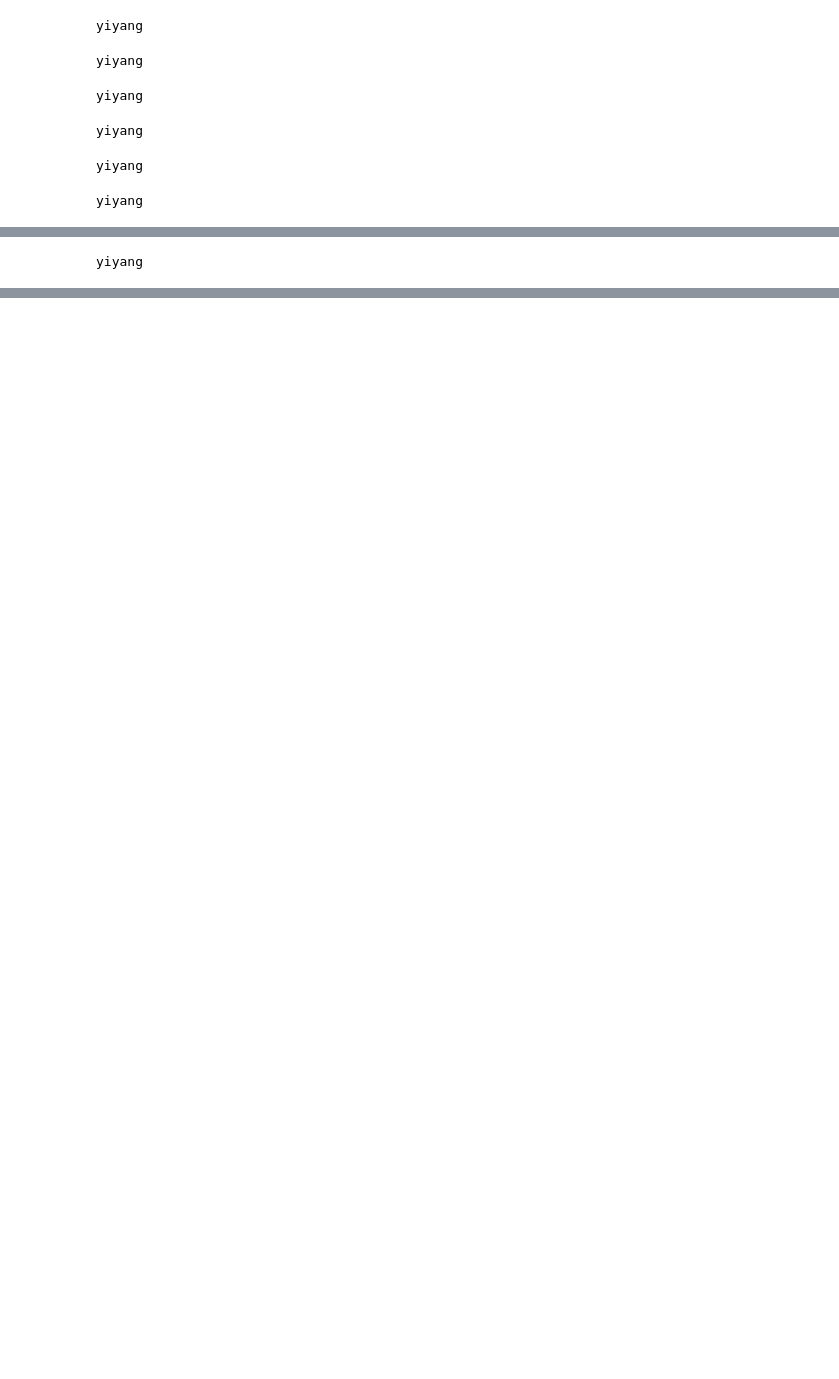
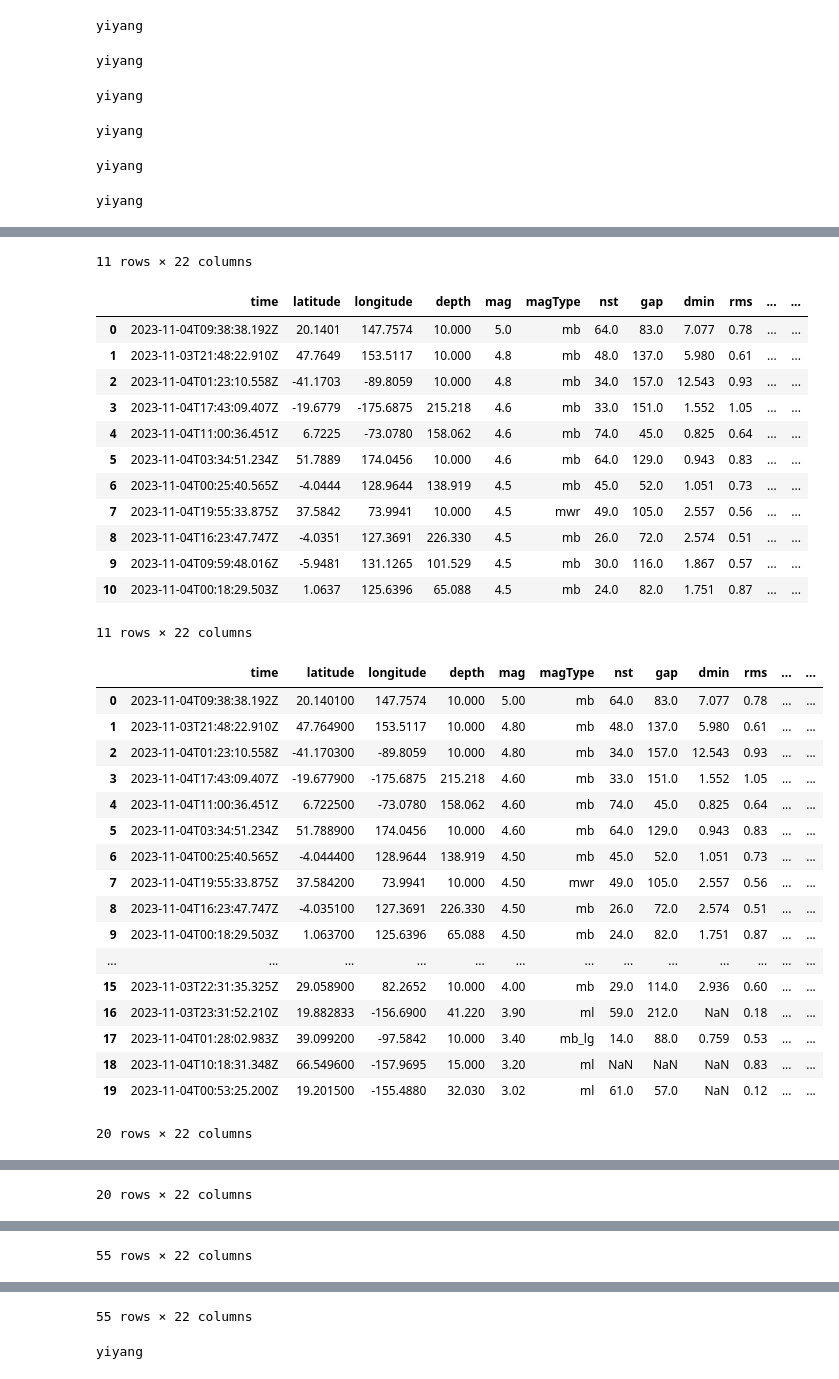
Before and after one commit to lichuachua/pds_cw2_test, a Jupyter notebook: test_cw2.ipynb, the cells around one changed output, grey strips where cells are left out. Cells and saved outputs as stored; diff of their text form; code cells hidden in the pictures; blank space fills up the shorter version.

```diff
--- a/test_cw2.ipynb
+++ b/test_cw2.ipynb
@@ -460,6 +460,7 @@ if test2b():
 yiyang
 # %%
 # 2c
+# 等级一样的顺序不重要
 
 c2_dict = {
     7: "2c_7_data.csv",
@@ -467,15 +468,17 @@ c2_dict = {
     50: "2c_50_data.csv",
 }
 
-
 def test2c():
     for key, value in c2_dict.items():
         valueData = pandas.read_csv(value)
         resFunction = most_powerful_n_quakes(key)
         resFunctionNew = resFunction.reset_index(drop=True)
-        if not resFunctionNew.equals(valueData):
-            print(key, "buyiyang")
-            return False
+        display(valueData)
+        display(resFunctionNew)
+        for i in range(len(valueData)):
+            if not resFunctionNew.head(i).equals(valueData.head(i)):
+                print(key,i, "buyiyang")
+                return False
     return True
 
 
@@ -485 +500,32 @@ if test2c():
-yiyang
+11 rows × 22 columns
+|  | time | latitude | longitude | depth | mag | magType | nst | gap | dmin | rms | ... | ... |
+| 0 | 2023-11-04T09:38:38.192Z | 20.1401 | 147.7574 | 10.000 | 5.0 | mb | 64.0 | 83.0 | 7.077 | 0.78 | ... | ... |
+| 1 | 2023-11-03T21:48:22.910Z | 47.7649 | 153.5117 | 10.000 | 4.8 | mb | 48.0 | 137.0 | 5.980 | 0.61 | ... | ... |
+| 2 | 2023-11-04T01:23:10.558Z | -41.1703 | -89.8059 | 10.000 | 4.8 | mb | 34.0 | 157.0 | 12.543 | 0.93 | ... | ... |
+| 3 | 2023-11-04T17:43:09.407Z | -19.6779 | -175.6875 | 215.218 | 4.6 | mb | 33.0 | 151.0 | 1.552 | 1.05 | ... | ... |
+| 4 | 2023-11-04T11:00:36.451Z | 6.7225 | -73.0780 | 158.062 | 4.6 | mb | 74.0 | 45.0 | 0.825 | 0.64 | ... | ... |
+| 5 | 2023-11-04T03:34:51.234Z | 51.7889 | 174.0456 | 10.000 | 4.6 | mb | 64.0 | 129.0 | 0.943 | 0.83 | ... | ... |
+| 6 | 2023-11-04T00:25:40.565Z | -4.0444 | 128.9644 | 138.919 | 4.5 | mb | 45.0 | 52.0 | 1.051 | 0.73 | ... | ... |
+| 7 | 2023-11-04T19:55:33.875Z | 37.5842 | 73.9941 | 10.000 | 4.5 | mwr | 49.0 | 105.0 | 2.557 | 0.56 | ... | ... |
+| 8 | 2023-11-04T16:23:47.747Z | -4.0351 | 127.3691 | 226.330 | 4.5 | mb | 26.0 | 72.0 | 2.574 | 0.51 | ... | ... |
+| 9 | 2023-11-04T09:59:48.016Z | -5.9481 | 131.1265 | 101.529 | 4.5 | mb | 30.0 | 116.0 | 1.867 | 0.57 | ... | ... |
+| 10 | 2023-11-04T00:18:29.503Z | 1.0637 | 125.6396 | 65.088 | 4.5 | mb | 24.0 | 82.0 | 1.751 | 0.87 | ... | ... |
+11 rows × 22 columns
+|  | time | latitude | longitude | depth | mag | magType | nst | gap | dmin | rms | ... | ... |
+| 0 | 2023-11-04T09:38:38.192Z | 20.140100 | 147.7574 | 10.000 | 5.00 | mb | 64.0 | 83.0 | 7.077 | 0.78 | ... | ... |
+| 1 | 2023-11-03T21:48:22.910Z | 47.764900 | 153.5117 | 10.000 | 4.80 | mb | 48.0 | 137.0 | 5.980 | 0.61 | ... | ... |
+| 2 | 2023-11-04T01:23:10.558Z | -41.170300 | -89.8059 | 10.000 | 4.80 | mb | 34.0 | 157.0 | 12.543 | 0.93 | ... | ... |
+| 3 | 2023-11-04T17:43:09.407Z | -19.677900 | -175.6875 | 215.218 | 4.60 | mb | 33.0 | 151.0 | 1.552 | 1.05 | ... | ... |
+| 4 | 2023-11-04T11:00:36.451Z | 6.722500 | -73.0780 | 158.062 | 4.60 | mb | 74.0 | 45.0 | 0.825 | 0.64 | ... | ... |
+| 5 | 2023-11-04T03:34:51.234Z | 51.788900 | 174.0456 | 10.000 | 4.60 | mb | 64.0 | 129.0 | 0.943 | 0.83 | ... | ... |
+| 6 | 2023-11-04T00:25:40.565Z | -4.044400 | 128.9644 | 138.919 | 4.50 | mb | 45.0 | 52.0 | 1.051 | 0.73 | ... | ... |
+| 7 | 2023-11-04T19:55:33.875Z | 37.584200 | 73.9941 | 10.000 | 4.50 | mwr | 49.0 | 105.0 | 2.557 | 0.56 | ... | ... |
+| 8 | 2023-11-04T16:23:47.747Z | -4.035100 | 127.3691 | 226.330 | 4.50 | mb | 26.0 | 72.0 | 2.574 | 0.51 | ... | ... |
+| 9 | 2023-11-04T00:18:29.503Z | 1.063700 | 125.6396 | 65.088 | 4.50 | mb | 24.0 | 82.0 | 1.751 | 0.87 | ... | ... |
+| ... | ... | ... | ... | ... | ... | ... | ... | ... | ... | ... | ... | ... |
+| 15 | 2023-11-03T22:31:35.325Z | 29.058900 | 82.2652 | 10.000 | 4.00 | mb | 29.0 | 114.0 | 2.936 | 0.60 | ... | ... |
+| 16 | 2023-11-03T23:31:52.210Z | 19.882833 | -156.6900 | 41.220 | 3.90 | ml | 59.0 | 212.0 | NaN | 0.18 | ... | ... |
+| 17 | 2023-11-04T01:28:02.983Z | 39.099200 | -97.5842 | 10.000 | 3.40 | mb_lg | 14.0 | 88.0 | 0.759 | 0.53 | ... | ... |
+| 18 | 2023-11-04T10:18:31.348Z | 66.549600 | -157.9695 | 15.000 | 3.20 | ml | NaN | NaN | NaN | 0.83 | ... | ... |
+| 19 | 2023-11-04T00:53:25.200Z | 19.201500 | -155.4880 | 32.030 | 3.02 | ml | 61.0 | 57.0 | NaN | 0.12 | ... | ... |
+20 rows × 22 columns
@@ -485,0 +549 @@ yiyang
+20 rows × 22 columns
@@ -485,0 +567 @@ yiyang
+55 rows × 22 columns
@@ -486,3 +585,5 @@ yiyang
+55 rows × 22 columns
+yiyang
 # %%
 # 2d
 # jing du wen ti dao zhi pi pei bu cheng gong
```
Also changed, not shown: parts of 3 cells of this notebook.
